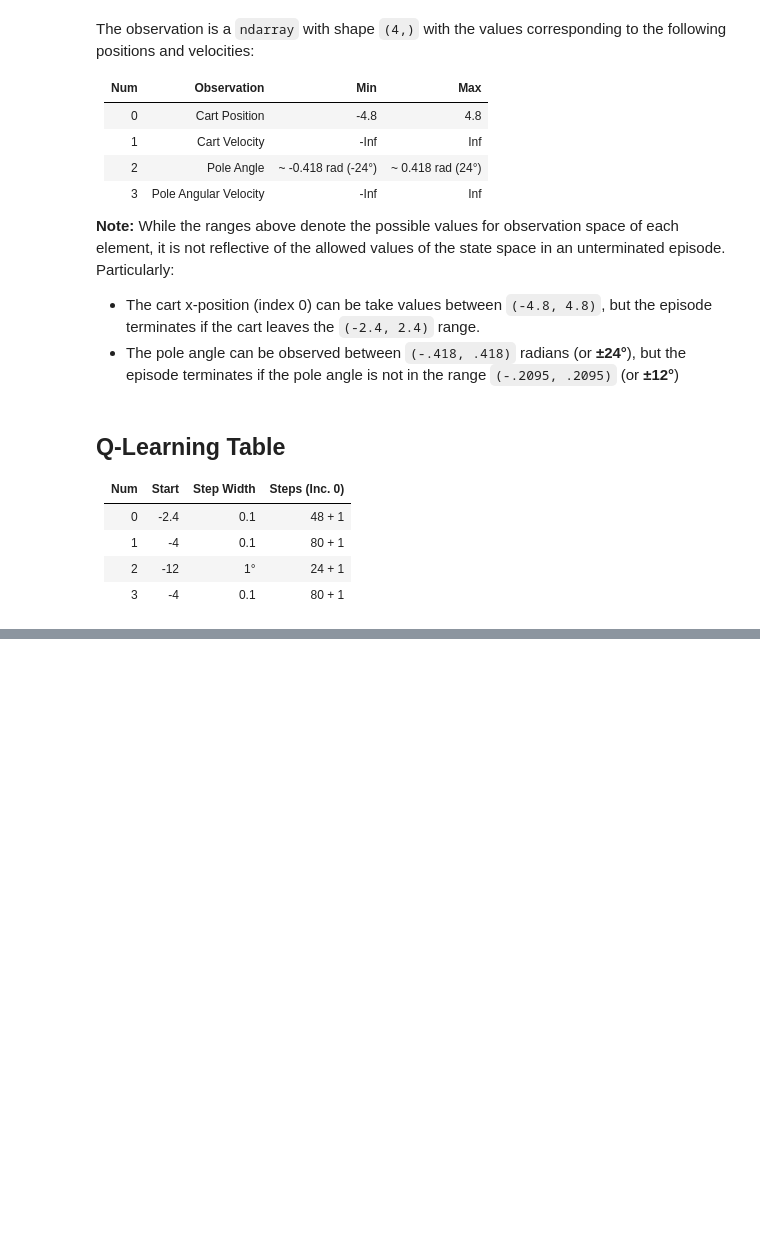
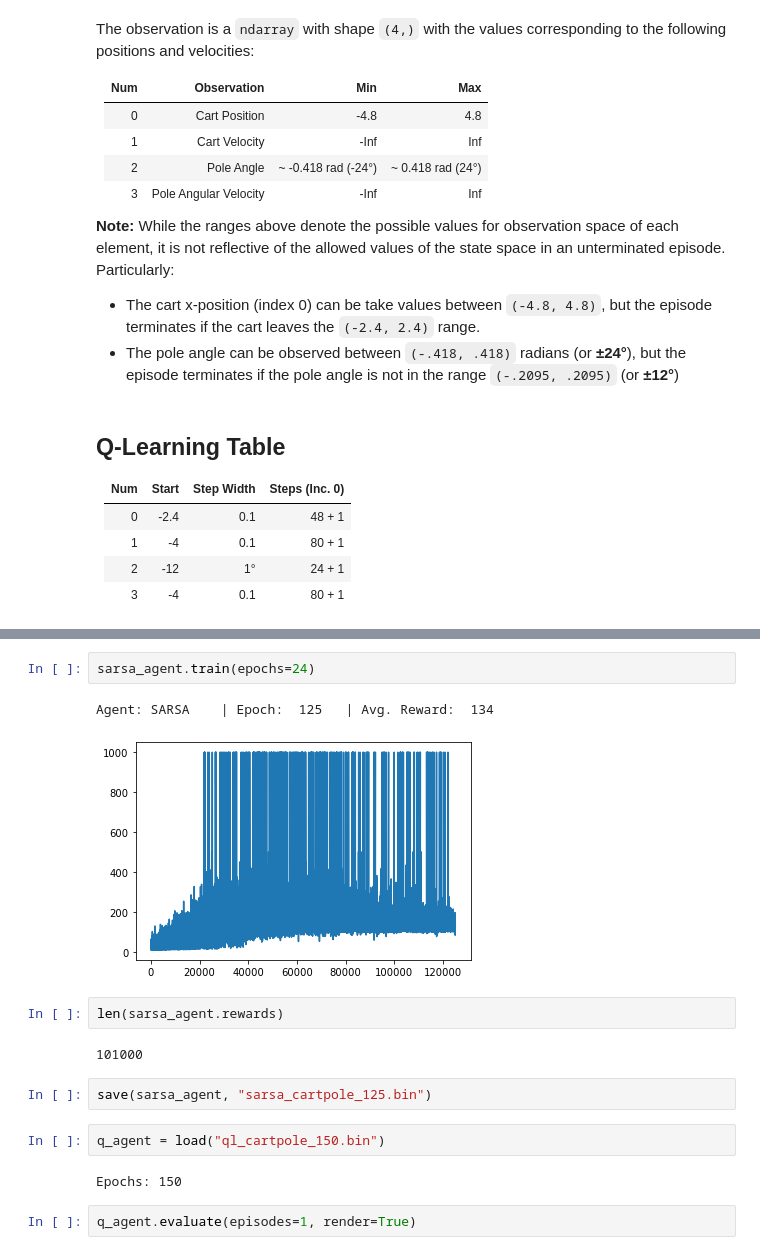
Before and after one commit to JragonAD/RPI-Advanced-Game-AI-Summer-Semester, a Jupyter notebook: week2/class0/cartpole-ql-v1.ipynb, the cells around one changed output, grey strips where cells are left out. Saved outputs shown, nothing was run; the diff lists cells and outputs as text; blank space fills up the shorter version.

```diff
--- a/week2/class0/cartpole-ql-v1.ipynb
+++ b/week2/class0/cartpole-ql-v1.ipynb
@@ -128,0 +324,17 @@ class QAgent:
+# %%
+sarsa_agent.train(epochs=24)
+# %% [output]
+Agent: SARSA    | Epoch:  125   | Avg. Reward:  134
+[figure, added]
+# %%
+len(sarsa_agent.rewards)
+# %% [output]
+101000
+# %%
+save(sarsa_agent, "sarsa_cartpole_125.bin")
+# %%
+q_agent = load("ql_cartpole_150.bin")
+# %% [output]
+Epochs: 150
+# %%
+q_agent.evaluate(episodes=1, render=True)
```
Also changed, not shown: parts of 19 cells of this notebook, 12 other files.
